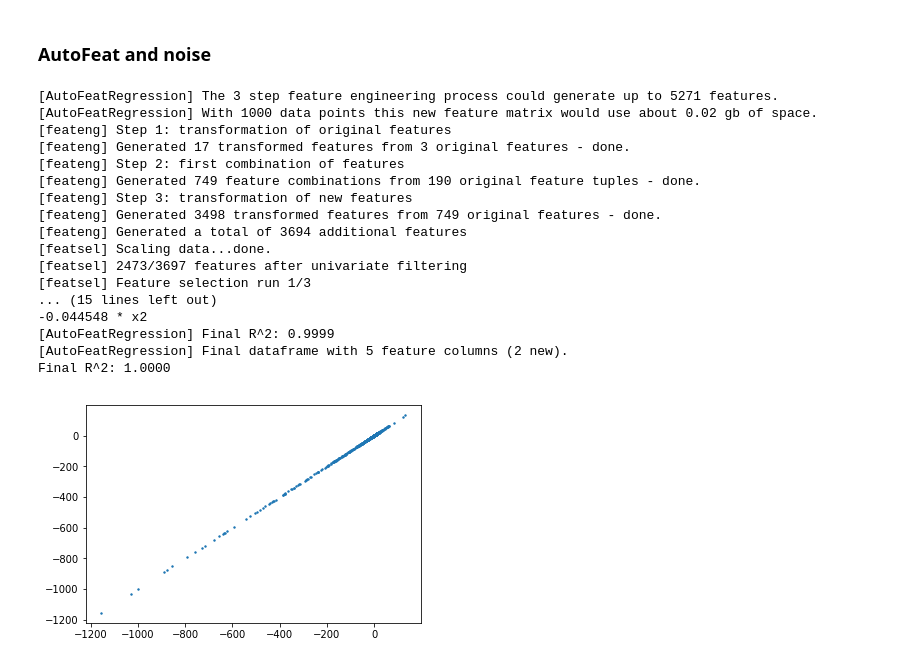
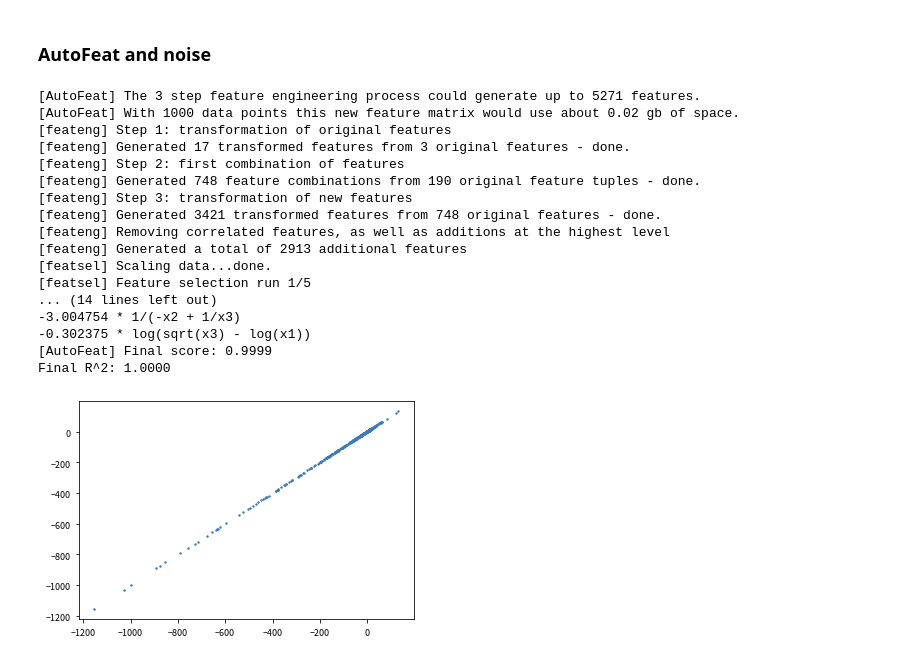
Before and after one commit to cod3licious/autofeat, a Jupyter notebook: autofeat_examples.ipynb, the cells around one changed output. Saved outputs shown, nothing was run; the diff lists cells and outputs as text; code cells hidden in the pictures.

```diff
--- a/autofeat_examples.ipynb
+++ b/autofeat_examples.ipynb
@@ -87,29 +87,29 @@ for steps in range(5):
 # %% [markdown]
 ### AutoFeat and noise
 # %%
-afreg = AutoFeatRegression(verbose=1, feateng_steps=3)
+afreg = AutoFeatRegressor(verbose=1, feateng_steps=3)
 # train on noisy data
 df = afreg.fit_transform(df_org, target_noisy)
 # test on real targets
 print("Final R^2: %.4f" % afreg.score(df, target))
 plt.figure()
 plt.scatter(afreg.predict(df), target, s=2);
 # %% [output]
-[AutoFeatRegression] The 3 step feature engineering process could generate up to 5271 features.
-[AutoFeatRegression] With 1000 data points this new feature matrix would use about 0.02 gb of space.
+[AutoFeat] The 3 step feature engineering process could generate up to 5271 features.
+[AutoFeat] With 1000 data points this new feature matrix would use about 0.02 gb of space.
 [feateng] Step 1: transformation of original features
 [feateng] Generated 17 transformed features from 3 original features - done.
 [feateng] Step 2: first combination of features
-[feateng] Generated 749 feature combinations from 190 original feature tuples - done.
+[feateng] Generated 748 feature combinations from 190 original feature tuples - done.
 [feateng] Step 3: transformation of new features
-[feateng] Generated 3498 transformed features from 749 original features - done.
-[feateng] Generated a total of 3694 additional features
+[feateng] Generated 3421 transformed features from 748 original features - done.
+[feateng] Removing correlated features, as well as additions at the highest level
+[feateng] Generated a total of 2913 additional features
 [featsel] Scaling data...done.
-[featsel] 2473/3697 features after univariate filtering
-[featsel] Feature selection run 1/3
-... (15 lines left out)
--0.044548 * x2
-[AutoFeatRegression] Final R^2: 0.9999
-[AutoFeatRegression] Final dataframe with 5 feature columns (2 new).
+[featsel] Feature selection run 1/5
+... (14 lines left out)
+-3.004754 * 1/(-x2 + 1/x3)
+-0.302375 * log(sqrt(x3) - log(x1))
+[AutoFeat] Final score: 0.9999
 Final R^2: 1.0000
-[figure, old version]
+[figure, new version]
```
Also changed, not shown: parts of 3 cells of this notebook, 11 other files.
